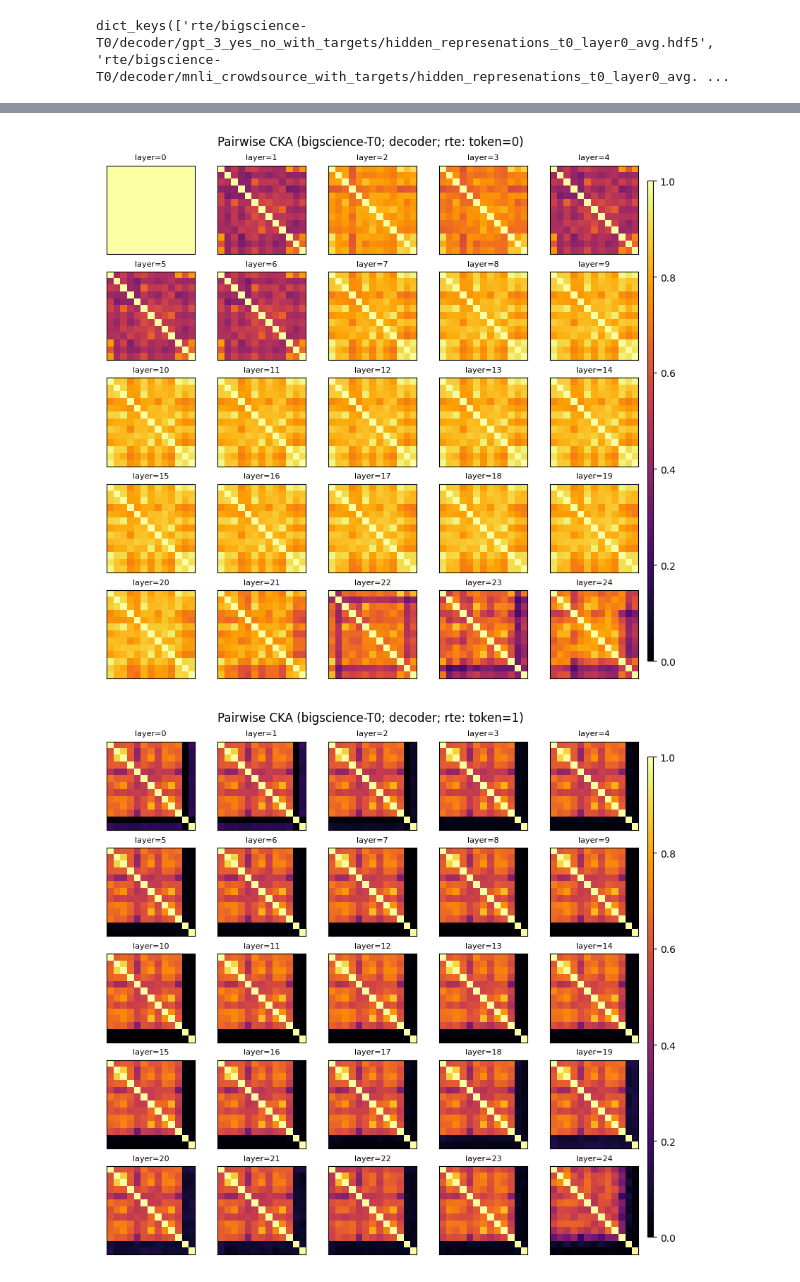
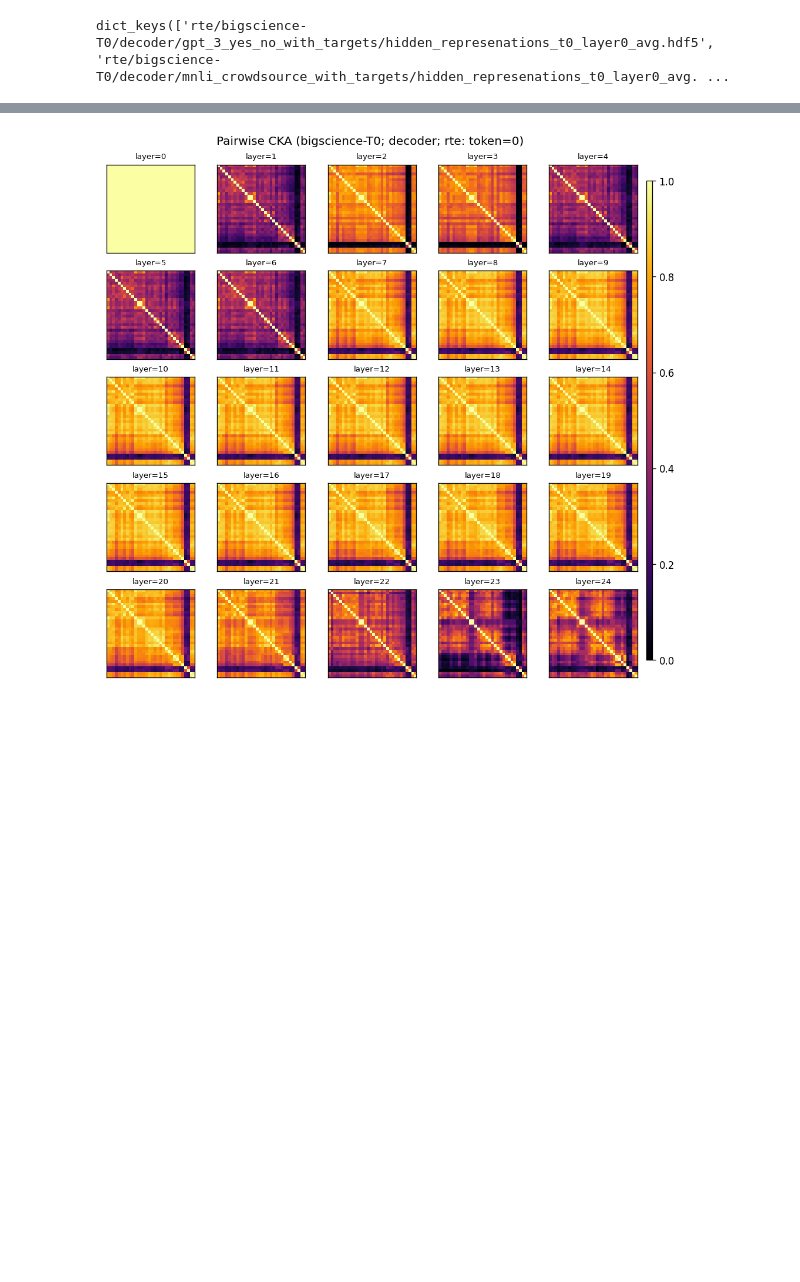
Before and after one commit to mmarius/t0-analysis, a Jupyter notebook: notebooks/T0/rte/decoder/cka_decoder.ipynb, the cells around one changed output, grey strips where cells are left out. Drawn from its saved outputs; the diff is of its cells as text; code cells hidden in the pictures; blank space fills up the shorter version.

```diff
--- a/notebooks/T0/rte/decoder/cka_decoder.ipynb
+++ b/notebooks/T0/rte/decoder/cka_decoder.ipynb
@@ -58,14 +61,34 @@ use_pattern = [
     "should_assume_with_targets",
     "gpt_3_true_false_with_targets",
     "gpt_3_cat_dog_with_targets",
+    "gpt_3_cat_dog_with_targets_yes_no",
     "gpt_3_yes_no_without_targets",
+    "words_appear_with_targets",
+    "similar_words_with_targets",
+    "start_with_the_with_targets",
+    "same_meaning_with_targets",
+    "paraphrase_with_targets",
+    "paraphrase_r_with_targets",
+    "summarize_with_targets",
+    "inflection_with_targets",
+    "null_pattern_with_targets",
+    "null_pattern_r_with_targets",
+    "null_pattern_without_targets",
+    "null_pattern_r_without_targets",
+    "premise_only_with_targets",
+    "premise_only_without_targets",
+    "hypothesis_only_with_targets",
+    "hypothesis_only_without_targets",
+    "sentiment_with_targets",
+    "sentiment_cat_dog_with_targets"
 ]
 # %%
 representations = {}
 
 # For decoder representations we need to additionally specify the generated token
 # We currently save representations for t=0 and t=1
-for t in range(2):
+# for t in range(2):
+for t in range(1):
     if t not in representations:
             representations[t] = {}
 
@@ -102,7 +125,8 @@ np_cka = CKA()
 
 cka_scores_layers = {}
 
-for t in range(2):
+# for t in range(2):
+for t in range(1):
     if t not in cka_scores_layers:
         cka_scores_layers[t] = {}
 
@@ -157,41 +181,41 @@ for token_key in cka_scores_layers.keys():
 # %%
-for t in range(2):
-    plt.figure(figsize=(8, 8), dpi=100)
+# for t in range(2):
+for t in range(1):
+    plt.figure(figsize=(8, 8), dpi=120)
 
     for l, layer_key in enumerate(cka_scores_layers[t].keys()):
         values = cka_scores_layers[t][layer_key]
         layer = layer_key.split('-')[-1]
 
         plt.subplot(5, 5, l+1)
         axes = plt.gca()
         axes.get_xaxis().set_visible(False)
         axes.get_yaxis().set_visible(False)
         im = axes.imshow(values, cmap='inferno', vmin=0.0, vmax=1.0)
         # Create colorbar
         # cbar = axes.figure.colorbar(im, ax=axes)
         # cbar.ax.set_ylabel("", rotation=-90, va="bottom")
 
         axes.set_xlabel("template", fontsize=8)
         axes.set_xticks(np.arange(len(values)))
         axes.set_ylabel("template", fontsize=8)
         axes.set_yticks(np.arange(len(values)))
 
         # axes.set_title(f"Pairwise CKA ({model}; {module}; {task}; layer={layer})", fontsize=8)
         axes.set_title(f"layer={layer}", fontsize=8)
 
     # add colorbar
     fig = plt.gcf()
     fig.subplots_adjust(right=0.8)
     cbar_ax = fig.add_axes([0.99, 0.05, 0.01, 0.85])
     fig.colorbar(im, cax=cbar_ax)
 
     plt.suptitle(f"Pairwise CKA ({model}; {module}; {task}: token={t})")
     plt.tight_layout()
     plt.show()
     plt.close();
 # %% [output]
-[figure, old version]
+[figure, new version]
-[figure, removed]
 # %%
 df
 # %% [output]
```
Also changed, not shown: parts of 5 cells of this notebook, 46 other files.
